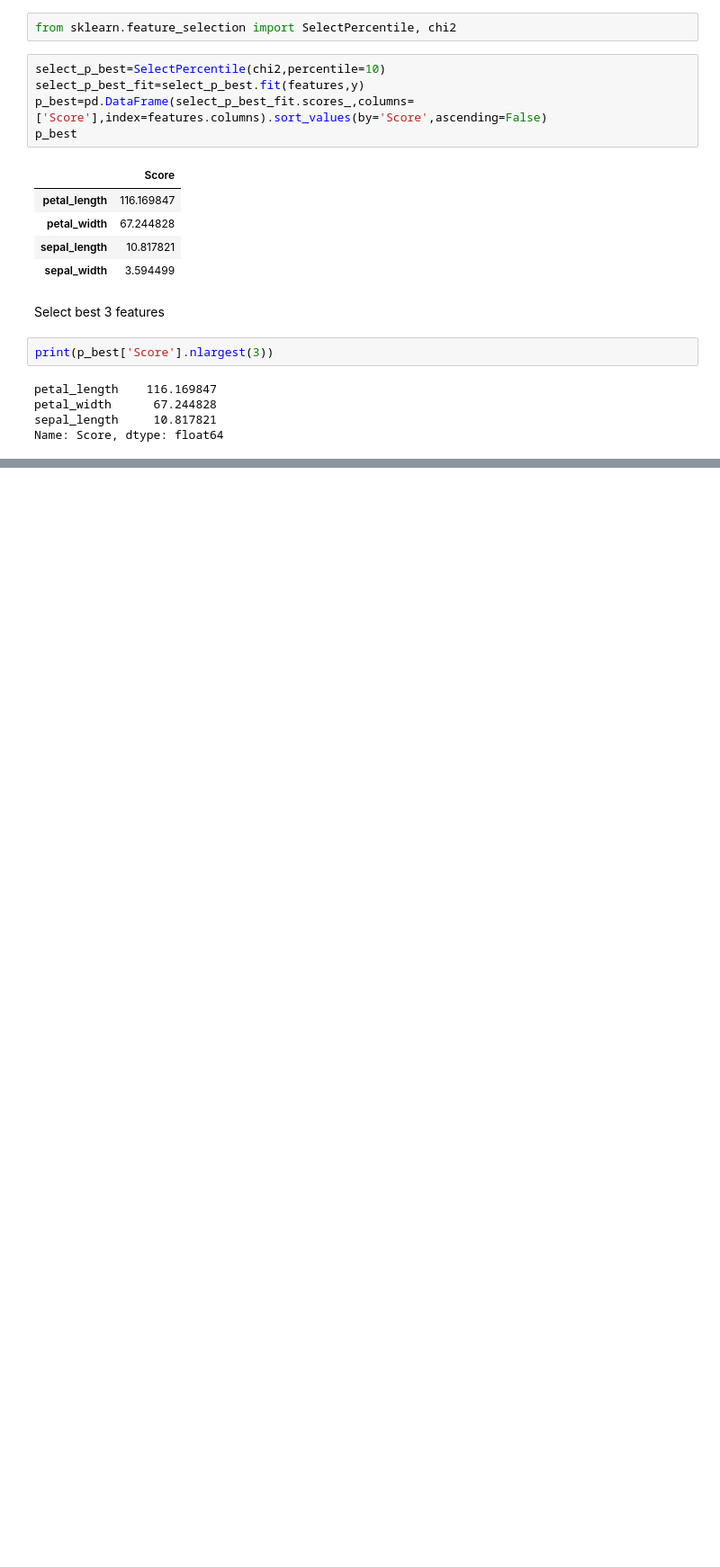
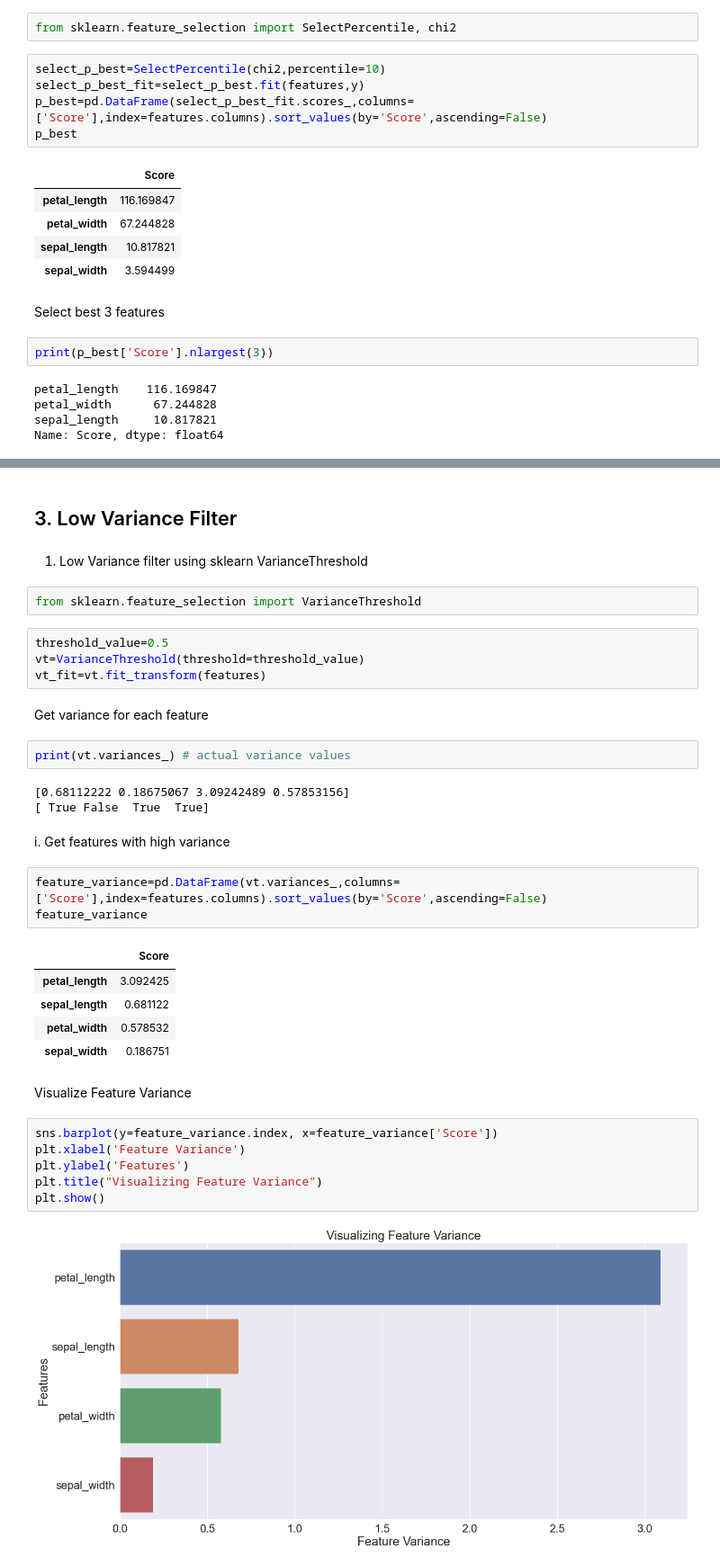
Before and after one commit to SammyOngaya/data2ml, a Jupyter notebook: feature-engineering.ipynb, the cells around one changed output, grey strips where cells are left out. Shown at 90% size. Saved outputs shown, nothing was run; the diff lists cells and outputs as text; blank space fills up the shorter version.

```diff
--- a/feature-engineering.ipynb
+++ b/feature-engineering.ipynb
@@ -496,0 +532,38 @@ Name: Score, dtype: float64
+# %% [markdown]
+## 3. Low Variance Filter
+# %% [markdown]
+1. Low Variance filter using sklearn VarianceThreshold
+# %%
+from sklearn.feature_selection import VarianceThreshold
+# %%
+threshold_value=0.5
+vt=VarianceThreshold(threshold=threshold_value)
+vt_fit=vt.fit_transform(features)
+# %% [markdown]
+Get variance for each feature
+# %%
+print(vt.variances_) # actual variance values
+# %% [output]
+[0.68112222 0.18675067 3.09242489 0.57853156]
+[ True False  True  True]
+# %% [markdown]
+i. Get features with high variance
+# %%
+feature_variance=pd.DataFrame(vt.variances_,columns=['Score'],index=features.columns).sort_values(by='Score',ascending=False)
+feature_variance
+# %% [output]
+|  | Score |
+| petal_length | 3.092425 |
+| sepal_length | 0.681122 |
+| petal_width | 0.578532 |
+| sepal_width | 0.186751 |
+# %% [markdown]
+Visualize Feature Variance
+# %%
+sns.barplot(y=feature_variance.index, x=feature_variance['Score'])
+plt.xlabel('Feature Variance')
+plt.ylabel('Features')
+plt.title("Visualizing Feature Variance")
+plt.show()
+# %% [output]
+[figure, added]
```
Also changed, not shown: parts of 29 cells of this notebook.
